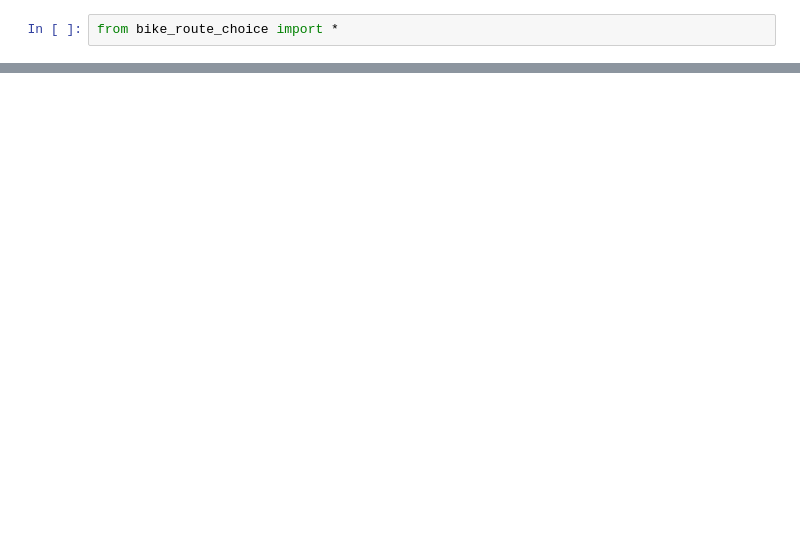
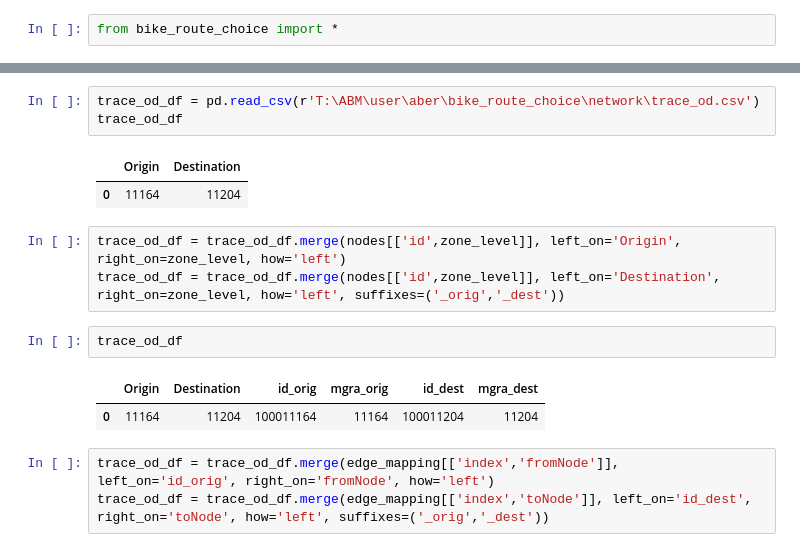
Before and after one commit to SANDAG/ABM, a Jupyter notebook: src/asim/scripts/resident/test_dijkstras_iterations.ipynb, the cells around one changed output, grey strips where cells are left out. Drawn from its saved outputs; the diff is of its cells as text; blank space fills up the shorter version.

```diff
--- a/src/asim/scripts/resident/test_dijkstras_iterations.ipynb
+++ b/src/asim/scripts/resident/test_dijkstras_iterations.ipynb
@@ -109,0 +86,17 @@ paths_df[['taz_orig','taz_dest','logsum']].rename(columns={'taz_orig':'i','taz_d
+# %%
+trace_od_df = pd.read_csv(r'T:\ABM\user\aber\bike_route_choice\network\trace_od.csv')
+trace_od_df
+# %% [output]
+|  | Origin | Destination |
+| 0 | 11164 | 11204 |
+# %%
+trace_od_df = trace_od_df.merge(nodes[['id',zone_level]], left_on='Origin', right_on=zone_level, how='left')
+trace_od_df = trace_od_df.merge(nodes[['id',zone_level]], left_on='Destination', right_on=zone_level, how='left', suffixes=('_orig','_dest'))
+# %%
+trace_od_df
+# %% [output]
+|  | Origin | Destination | id_orig | mgra_orig | id_dest | mgra_dest |
+| 0 | 11164 | 11204 | 100011164 | 11164 | 100011204 | 11204 |
+# %%
+trace_od_df = trace_od_df.merge(edge_mapping[['index','fromNode']], left_on='id_orig', right_on='fromNode', how='left')
+trace_od_df = trace_od_df.merge(edge_mapping[['index','toNode']], left_on='id_dest', right_on='toNode', how='left', suffixes=('_orig','_dest'))
```
Also changed, not shown: parts of 39 cells of this notebook, 1 other file.
